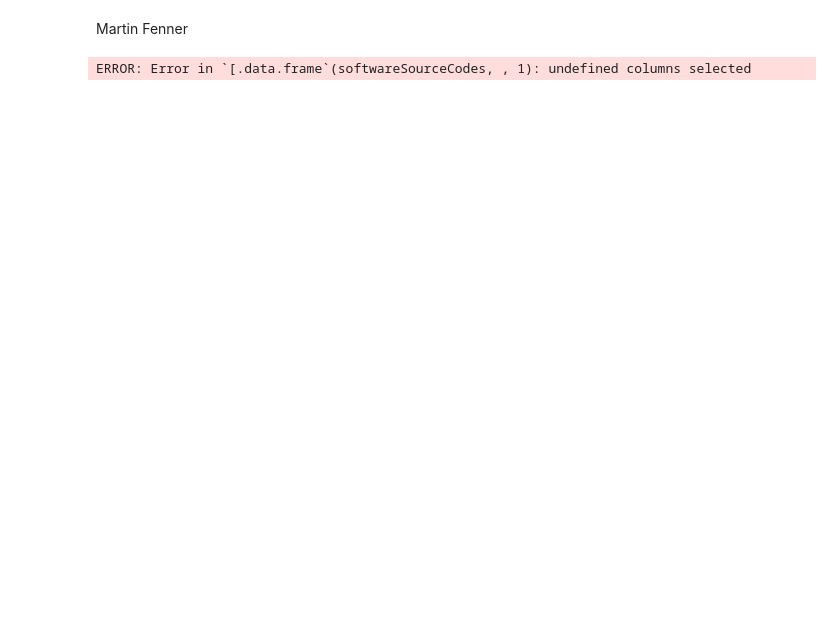
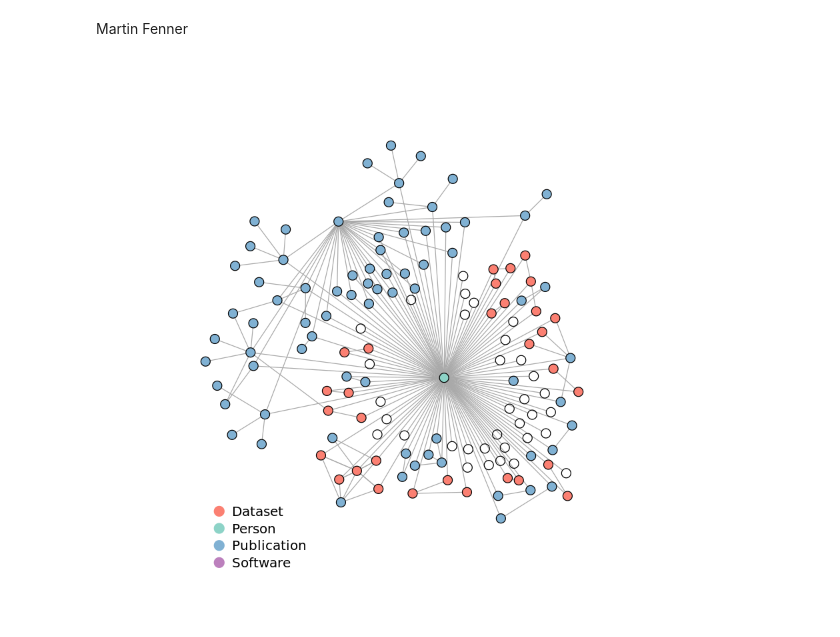
Before and after one commit to datacite/pidgraph-notebooks-r, a Jupyter notebook: person-publications/r-person-publications.ipynb, the cells around one changed output. Cells and saved outputs as stored; diff of their text form; code cells hidden in the pictures; blank space fills up the shorter version.

Commit message:
update graphql query to current schema

```diff
--- a/person-publications/r-person-publications.ipynb
+++ b/person-publications/r-person-publications.ipynb
@@ -117,21 +87,21 @@ display_json(data$data$person$softwareSourceCodes$totalCount)
 people <- data.frame(id=data$data$person$id, pid_type=data$data$person$type)
 publications <- data.frame(id=data$data$person$publications$nodes$id, pid_type=c('Publication'))
 datasets <- data.frame(id=data$data$person$datasets$nodes$id, pid_type=data$data$person$datasets$nodes$type)
-softwareSourceCodes <- data.frame(id=data$data$person$softwareSourceCodes$nodes$id, pid_type=data$data$person$softwareSourceCodes$nodes$type)
+softwares <- data.frame(id=data$data$person$softwares$nodes$id, pid_type=data$data$person$softwares$nodes$type)
 publication_references <- data.frame(id=bind_rows(data$data$person$publications$nodes$relatedIdentifiers)[,1], pid_type=c('Publication'))
 dataset_references <- data.frame(id=bind_rows(data$data$person$datasets$nodes$relatedIdentifiers)[,1], pid_type=c('Publication'))
-#software_references <- data.frame(id=bind_rows(data$data$person$softwareSourceCodes$nodes$relatedIdentifiers)[,1], pid_type=c('Publication'))
-nodes <- unique(rbind(people, publications, datasets, softwareSourceCodes, publication_references, dataset_references))
+#software_references <- data.frame(id=bind_rows(data$data$person$softwares$nodes$relatedIdentifiers)[,1], pid_type=c('Publication'))
+nodes <- unique(rbind(people, publications, datasets, softwares, publication_references, dataset_references))
 
 publication_edges <- data.frame(to=publications[,1], from=data$data$person$id)
 dataset_edges <- data.frame(to=datasets[,1], from=data$data$person$id)
-software_edges <- data.frame(to=softwareSourceCodes[,1], from=data$data$person$id)
+software_edges <- data.frame(to=softwares[,1], from=data$data$person$id)
 edges <- unique(rbind(publication_edges, dataset_edges, software_edges))
 
 # loop through nodes, as they can have more than one edge
 publications_with_references <- bind_rows(data$data$person$publications$nodes) %>% filter(lengths(relatedIdentifiers) != 0)
 datasets_with_references <- bind_rows(data$data$person$datasets$nodes) %>% filter(lengths(relatedIdentifiers) != 0)
-softwareSourceCodes_with_references <- bind_rows(data$data$person$softwareSourceCodes$nodes) %>% filter(lengths(relatedIdentifiers) != 0)
+softwares_with_references <- bind_rows(data$data$person$softwares$nodes) %>% filter(lengths(relatedIdentifiers) != 0)
 
 for (i in 1:nrow(publications_with_references)) {
   row <- data.frame(to=unlist(publications_with_references[i,3]), from=publications_with_references[i,1])
@@ -148,35 +118,35 @@ for (i in 1:nrow(datasets_with_references)) {
 #  edges <- unique(rbind(edges, row))
 #}
 
 # express DOIs as URLs
 nodes <- nodes %>% mutate(id = ifelse(startsWith(as.character(id), '10.'), paste('https://doi.org/', id, sep=''), as.character(id)))
 edges <- edges %>% mutate(to = ifelse(startsWith(as.character(to), '10.'), paste('https://doi.org/', to, sep=''), as.character(to)))
 
 # remove duplicates
 nodes <- nodes %>% distinct(id, .keep_all = TRUE)
 
 g <- graph_from_data_frame(d=unique(edges), vertices=unique(nodes))
 
 # add node colors
 cols <- brewer.pal(12, "Set3")
 V(g)[(V(g)$pid_type=="Publication")]$color<-cols[5]
 V(g)[(V(g)$pid_type=="Person")]$color<-cols[1]
 V(g)[(V(g)$pid_type=="Dataset")]$color<-cols[4]
-V(g)[(V(g)$pid_type=="SoftwareSourceCode")]$color<-cols[10]
+V(g)[(V(g)$pid_type=="Softwares")]$color<-cols[10]
 
 # add labels to selected nodes
 V(g)$label=NA
 
 V(g)$size <- 5
 E(g)$arrow.mode <- 0
 l <- layout_with_dh(g)
 plot(g, layout=l, arrow.mode=0)
 
 # Add a legend
 # pid_type is sorted alphabetically: 'Dataset' 'Person' 'Publication' 'SoftwareSourceCode'
 legend("bottomleft", legend=levels(as.factor(V(g)$pid_type)), col = cols[c(4,1,5,10)], bty = "n", pch=20 , pt.cex = 2.5, cex = 1, horiz = FALSE, inset = c(0.1, -0.1))
 # %% [output]
-ERROR: Error in `[.data.frame`(softwareSourceCodes, , 1): undefined columns selected
+[figure, added]
 # %%
 # Generate a list of formatted citations in APA format for the publications, datasets and software
 
```
Also changed, not shown: parts of 5 cells of this notebook.
